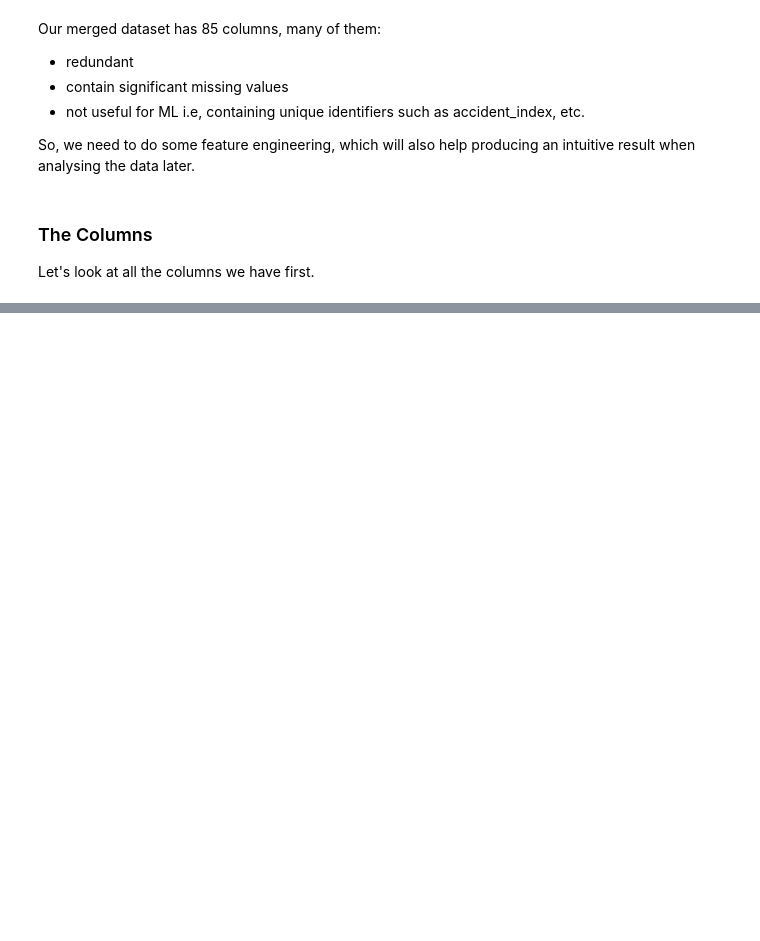
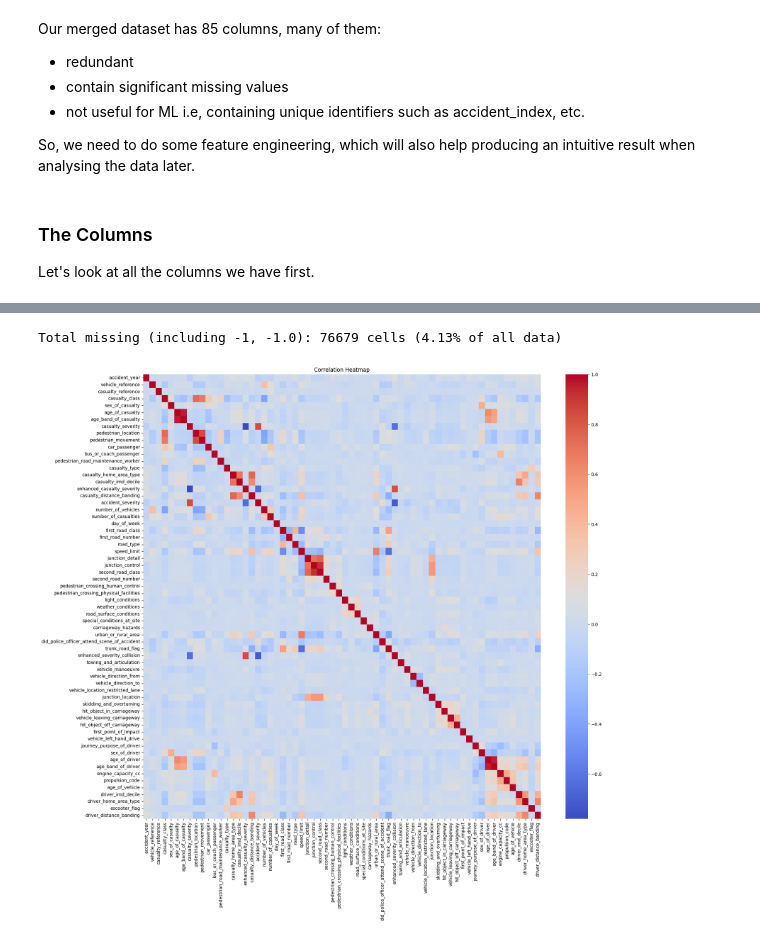
Before and after one commit to KhushiSharma0/STATS19_route_risk_analysis, a Jupyter notebook: notebooks/03 - Feature Engineering.ipynb, the cells around one changed output, grey strips where cells are left out. Saved outputs shown, nothing was run; the diff lists cells and outputs as text; code cells hidden in the pictures; blank space fills up the shorter version.

```diff
--- a/notebooks/03 - Feature Engineering.ipynb
+++ b/notebooks/03 - Feature Engineering.ipynb
@@ -236,0 +239,21 @@ collision_info = [
+# %%
+df= dft[dft['accident_year'] >= 2016].copy()
+
+# # Save filtered dataset
+# df_filtered.to_csv('filtered_dataset.csv', index=False)
+
+rm_col = ['accident_reference','police_force','local_authority_district','local_authority_ons_district'] + spatial + vehicle_info
+
+def stats(dft, label):
+  print(f"\n-------\n{label}\n--------")
+  print(f"{label} has {dft.shape[0]} rows and {dft.shape[1]} columns.")
+
+  size_mb = dft.memory_usage(deep=True).sum() / (1024 * 1024)
+  print(f"{label} size: {size_mb:.2f} MB")
+  return
+
+df2 = df.drop(columns=rm_col)
+
+stats(dft, 'Original Dataset')
+stats(df, 'Year Filtered Dataset')
+stats(df2, 'Column removed Dataset')
@@ -236,0 +284,33 @@ collision_info = [
+# %%
+import sys
+sys.path.append('../utilities')
+import interactive_column_plotter as icp
+
+
+# Boolean DataFrame: True if value is NaN, -1, or -1.0
+is_missing = df2.isnull() | (df2 == -1) | (df2 == -1.0)
+
+# Count total missing values
+total_missing = is_missing.sum().sum()
+
+# Total number of cells
+total_cells = df2.shape[0] * df2.shape[1]
+
+# Percentage missing
+percent_missing = (total_missing / total_cells) * 100
+
+print(f"Total missing (including -1, -1.0): {total_missing} cells ({percent_missing:.2f}% of all data)")
+# %% [output]
+Total missing (including -1, -1.0): 76679 cells (4.13% of all data)
+# %%
+corr_matrix = df2.corr(numeric_only=True)
+# print(corr_matrix)
+import seaborn as sns
+import matplotlib.pyplot as plt
+
+plt.figure(figsize=(20,18))
+sns.heatmap(corr_matrix, cmap='coolwarm')
+plt.title("Correlation Heatmap")
+plt.show()
+# %% [output]
+[figure, added]
```
Also changed, not shown: parts of 8 cells of this notebook, 4 other files.
